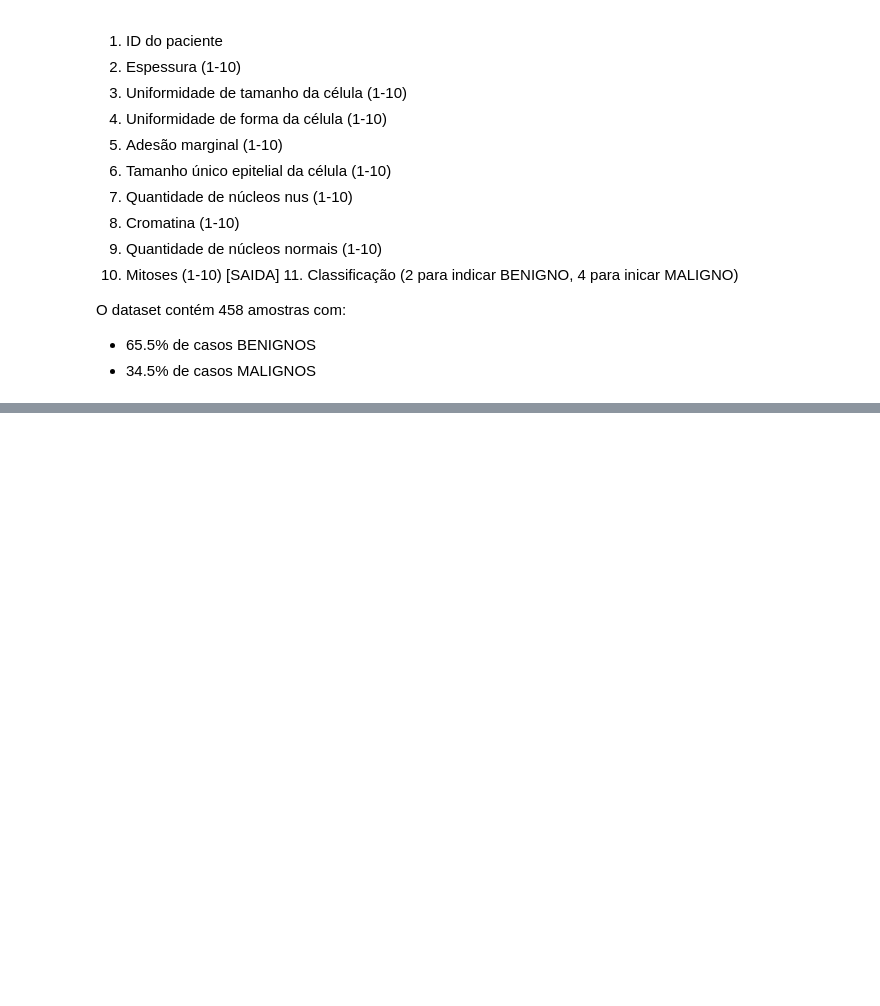
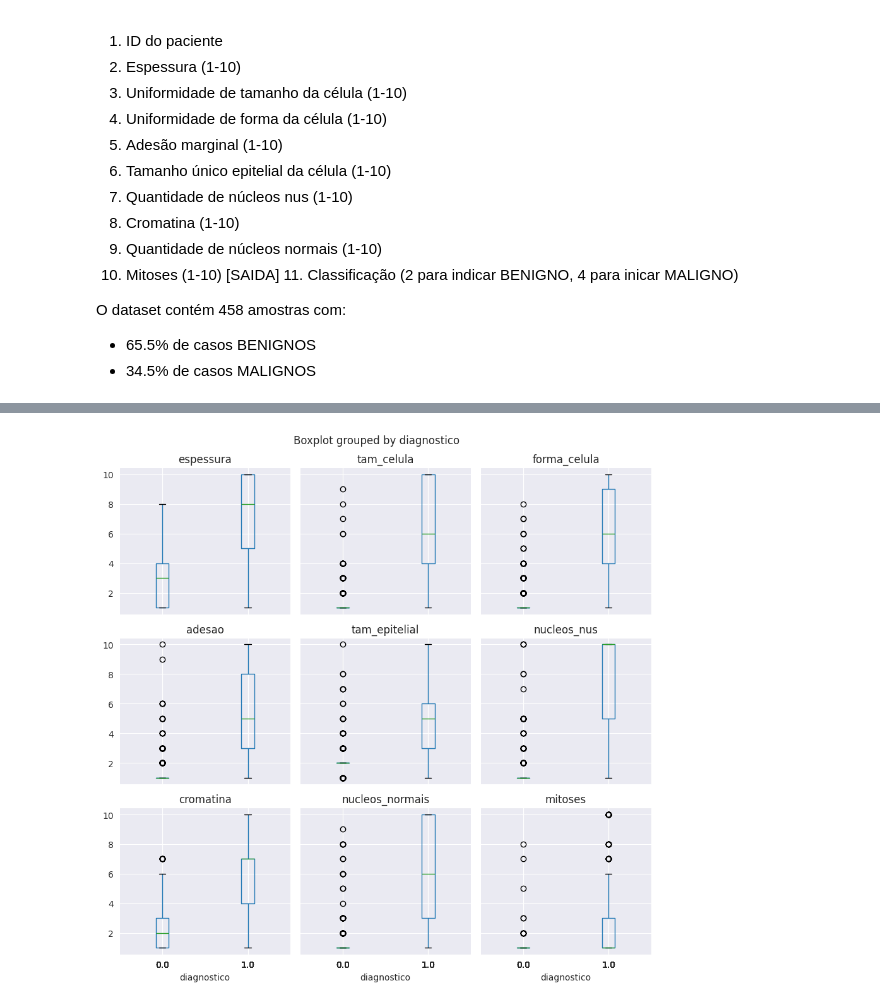
Before and after one commit to eulergomees/dnn_breast_cancer, a Jupyter notebook: dnn_breastcancer.ipynb, the cells around one changed output, grey strips where cells are left out. Saved outputs shown, nothing was run; the diff lists cells and outputs as text; code cells hidden in the pictures; blank space fills up the shorter version.

```diff
--- a/dnn_breastcancer.ipynb
+++ b/dnn_breastcancer.ipynb
@@ -76,0 +242,6 @@ Hello from the pygame community. https://www.pygame.org/contribute.html
+# %%
+data.boxplot(column = x_names, by = 'diagnostico',figsize=(9,9))
+plt.tight_layout()
+plt.show()
+# %% [output]
+[figure, added]
```
Also changed, not shown: parts of 13 cells of this notebook, 1 other file.
